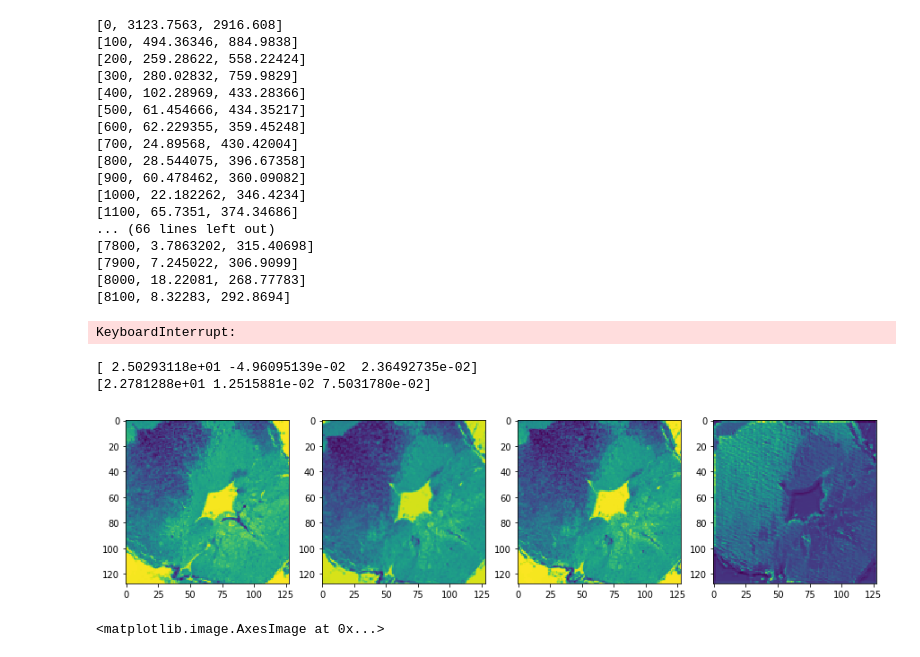
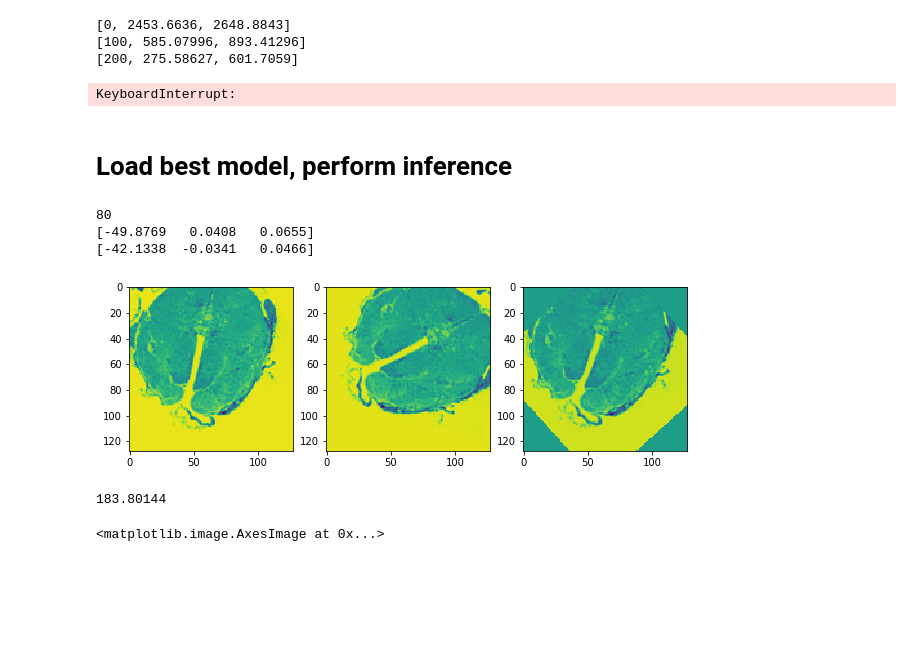
Before and after one commit to jouyun/DeepLearning, a Jupyter notebook: Registrationv2.ipynb, the cells around one changed output. Saved outputs shown, nothing was run; the diff lists cells and outputs as text; code cells hidden in the pictures; blank space fills up the shorter version.

```diff
--- a/Registrationv2.ipynb
+++ b/Registrationv2.ipynb
@@ -38,19 +38,19 @@ def generate_batch(batch_size, rotation_range, shifting_range, raw_range):
     altered=np.reshape(altered[:,64:192, 64:192], [altered.shape[0],128,128,1])
     return (data, altered, truth)
 # %%
-remake=True
+remake=False
 
 training_data=0
 training_truth=0
 if remake:
-    training_data, training_altered, training_truth=generate_batch(10000,rotation_range=50,shifting_range=0.2, raw_range=range(100,raw.shape[0]-20))
+    training_data, training_altered, training_truth=generate_batch(100000,rotation_range=50,shifting_range=0.2, raw_range=range(100,raw.shape[0]-20))
     np.save(data_directory+'training_data', training_data)
     np.save(data_directory+'training_altered', training_altered)
     np.save(data_directory+'training_truth', training_truth)
 else:
-    training_data=np.load(data_directory+'training_data.npy')
-    training_altered=np.load(data_directory+'training_altered.npy')
-    training_truth=np.load(data_directory+'training_truth.npy')
+    training_data=np.load(data_directory+'training_data50.npy')
+    training_altered=np.load(data_directory+'training_altered50.npy')
+    training_truth=np.load(data_directory+'training_truth50.npy')
 
 mean=np.mean(training_data)
 std=np.std(training_data)
@@ -158,48 +128,50 @@ for f in range(0,20000):
     cur_altered=training_altered[idx,:,:,:]
     cur_truth=training_truth[idx,:]
 
-    _,results, losses=sess.run([train_op, logits, loss], feed_dict={x:cur_train, y:cur_altered, z:cur_truth, lr:0.0003})
+    _, losses=sess.run([train_op, loss], feed_dict={x:cur_train, y:cur_altered, z:cur_truth, lr:0.0001})
     if (f%100==0):
-        res, pars, valid_loss=sess.run([logits,parameters,loss], feed_dict={x:validation_data, y:validation_altered, z:validation_truth})
+        pars, valid_loss=sess.run([parameters,loss], feed_dict={x:validation_data, y:validation_altered, z:validation_truth})
         print([f,losses, valid_loss])
         #utils.plot_4x1(validation_data[0,:,:,0], validation_data[0,:,:,1], validation_altered[0,:,:,0], res[0,:,:,0])
         #print(cur_truth[0,:])
         #print(pars[0,:])
         #plt.show()
-        #saver.save(sess, data_directory+'NewModels/Model'+str(f))
+        saver.save(sess, data_directory+'NewModels/Model'+str(f))
 # %% [output]
-[0, 3123.7563, 2916.608]
-[100, 494.36346, 884.9838]
-[200, 259.28622, 558.22424]
-[300, 280.02832, 759.9829]
-[400, 102.28969, 433.28366]
-[500, 61.454666, 434.35217]
-[600, 62.229355, 359.45248]
-[700, 24.89568, 430.42004]
-[800, 28.544075, 396.67358]
-[900, 60.478462, 360.09082]
-[1000, 22.182262, 346.4234]
-[1100, 65.7351, 374.34686]
-... (66 lines left out)
-[7800, 3.7863202, 315.40698]
-[7900, 7.245022, 306.9099]
-[8000, 18.22081, 268.77783]
-[8100, 8.32283, 292.8694]
+[0, 2453.6636, 2648.8843]
+[100, 585.07996, 893.41296]
+[200, 275.58627, 601.7059]
 KeyboardInterrupt:
+# %% [markdown]
+# Load best model, perform inference
+# %%
+saver = tf.train.Saver()
+sess=tf.Session()
+sess.run(tf.global_variables_initializer())
+
+data_model=data_directory+'NewModels/Model16400'
+saver.restore(sess,data_model)
+# %%
+validation_data,validation_altered, validation_truth=generate_batch(100,rotation_range=50,shifting_range=0.2, raw_range=range(0,3))
+validation_data=(validation_data-mean)/std+0.5
+validation_altered=(validation_altered-mean)/std+0.5
 # %%
-res,pars, valid_loss=sess.run([logits,parameters, loss], feed_dict={x:validation_data, y:validation_altered, z:validation_truth})
+pars, valid_loss=sess.run([parameters, loss], feed_dict={x:validation_data, y:validation_altered, z:validation_truth})
 # %%
 idx=np.random.randint(0,100)
+print(idx)
+utils.plot_3x1(validation_data[idx,:,:,0], validation_data[idx,:,:,1], sp.ndimage.rotate(validation_data[idx,:,:,1], -pars[idx,0], reshape=False))
 print(validation_truth[idx])
 print(pars[idx])
 # %% [output]
-[ 2.50293118e+01 -4.96095139e-02  2.36492735e-02]
-[2.2781288e+01 1.2515881e-02 7.5031780e-02]
+80
+[-49.8769   0.0408   0.0655]
+[-42.1338  -0.0341   0.0466]
+[figure, added]
-# %%
-idx=np.random.randint(0,100)
-utils.plot_4x1(validation_data[idx,:,:,0], validation_data[idx,:,:,1], validation_altered[idx,:,:,0], res[idx,:,:,0])
-# %% [output]
-[figure, removed]
+# %%
+valid_loss
+# %% [output]
+183.80144
 # %%
 idx=np.random.randint(0,100)
 plt.figure(figsize=[8,8])
```
Also changed, not shown: parts of 1 cell of this notebook.
